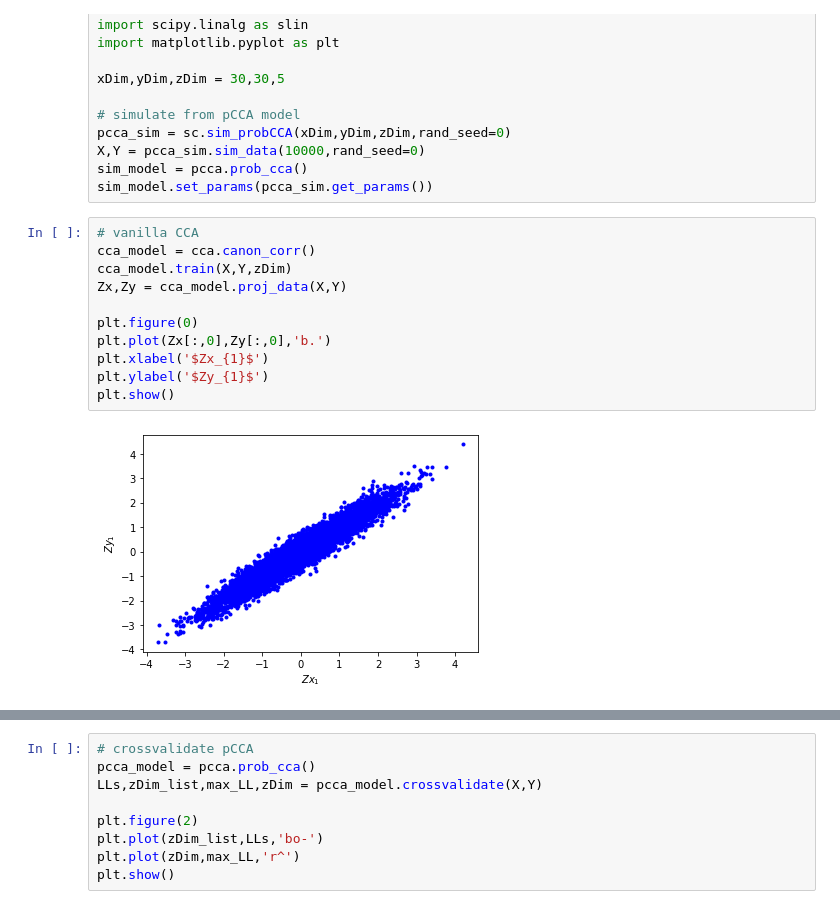
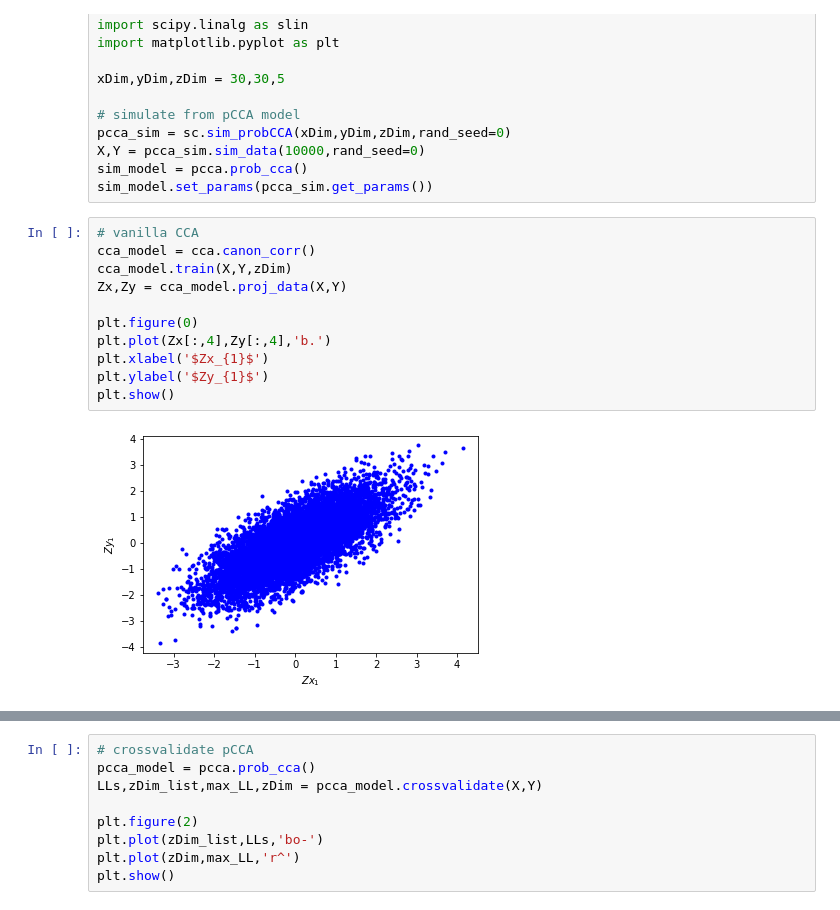
Before and after one commit to meganmcd13/cca, a Jupyter notebook: example.ipynb, the cells around one changed output, grey strips where cells are left out. Drawn from its saved outputs; the diff is of its cells as text.

```diff
--- a/example.ipynb
+++ b/example.ipynb
@@ -16,16 +16,16 @@ sim_model.set_params(pcca_sim.get_params())
 # %%
 # vanilla CCA
 cca_model = cca.canon_corr()
 cca_model.train(X,Y,zDim)
 Zx,Zy = cca_model.proj_data(X,Y)
 
 plt.figure(0)
-plt.plot(Zx[:,0],Zy[:,0],'b.')
+plt.plot(Zx[:,4],Zy[:,4],'b.')
 plt.xlabel('$Zx_{1}$')
 plt.ylabel('$Zy_{1}$')
 plt.show()
 # %% [output]
-[figure, old version]
+[figure, new version]
 # %%
 # pCCA
 pcca_model = pcca.prob_cca()
```
Also changed, not shown: parts of 4 cells of this notebook, 1 other file.
